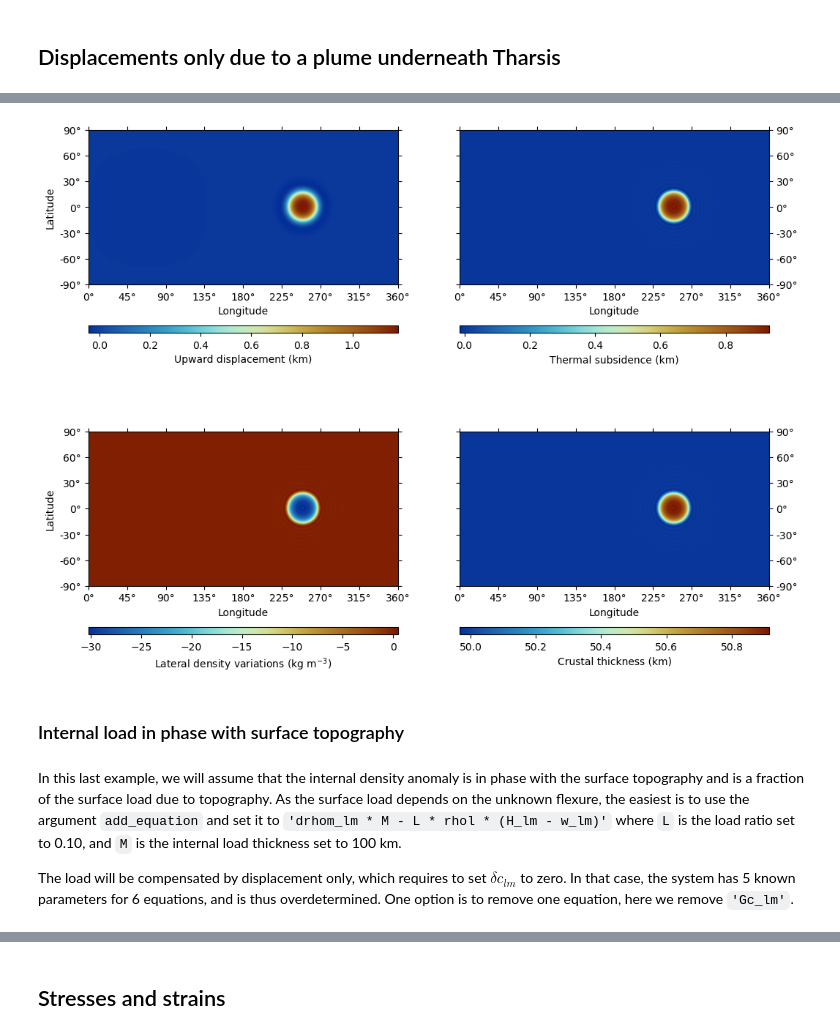
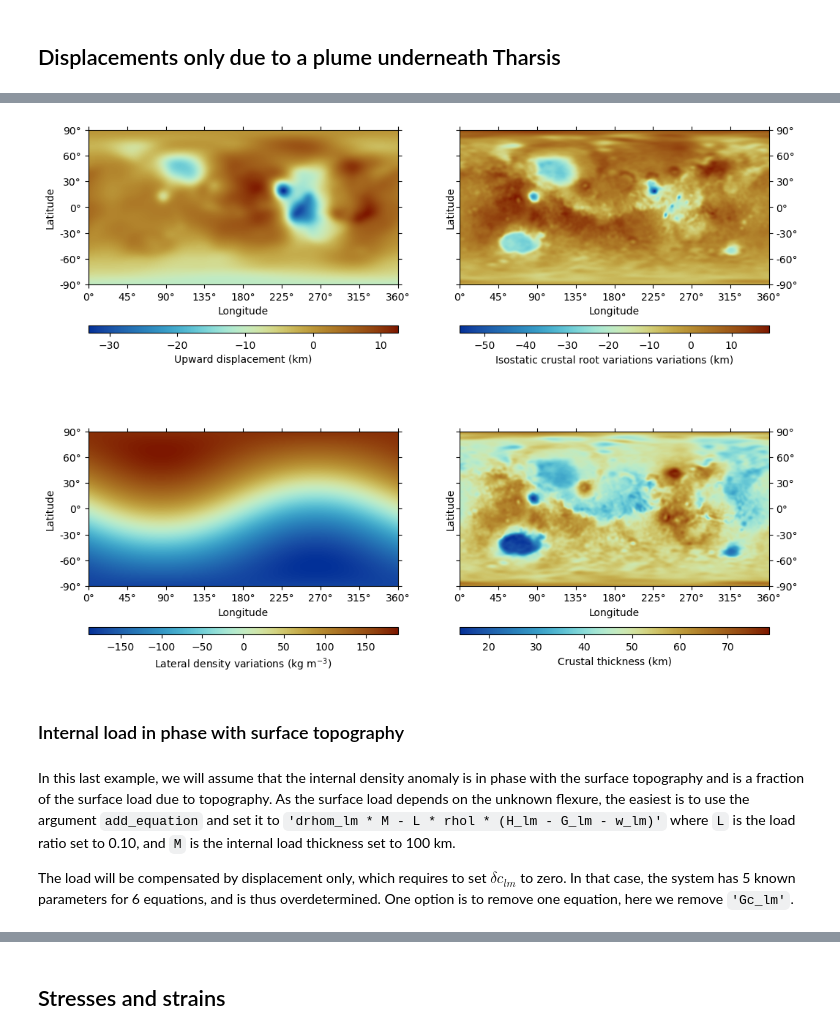
Before and after one commit to AB-Ares/Displacement_strain_planet, a Jupyter notebook: examples/Run_demo.ipynb, the cells around one changed output, grey strips where cells are left out. Cells and saved outputs as stored; diff of their text form; code cells hidden in the pictures.

```diff
--- a/examples/Run_demo.ipynb
+++ b/examples/Run_demo.ipynb
@@ -89,7 +89,7 @@ The function outputs the following spherical harmonic coefficients: \
 
 And the linear solution `sols` are expressed as lambda functions (size lmax+1) of all components. Lambda functions can be used to re-calculate the same problem with different inputs very fast.
 # %%
-w_lm, A_lm, moho_relief_lm, dc_lm, drhom_lm, omega_lm, q_lm, Gc_lm, \
-G_lm, H_lm, sols = Thin_shell_matrix_nmax(*args_param_m, G_lm = geoid_clm.coeffs, \
+(w_lm, A_lm, moho_relief_lm, dc_lm, drhom_lm, omega_lm, q_lm, Gc_lm,
+G_lm, H_lm, sols) = Thin_shell_matrix_nmax(*args_param_m, G_lm = geoid_clm.coeffs,
         H_lm = topo_clm.coeffs, drhom_lm = zeros.copy(), filter = 'Ma', filter_half = 50)
 # %% [markdown]
@@ -236,9 +235,9 @@ plume_thickness = 150e3 # Thickness of the mantle plume
 top_drho = Te
 base_drho = Te + plume_thickness
 
-w_lm, A_lm, moho_relief_lm, dc_lm, drhom_lm, omega_lm, q_lm, Gc_lm, \
-G_lm, H_lm, sols = Thin_shell_matrix_nmax(*args_param_m, top_drho = \
-        top_drho, base_drho = base_drho, drhom_lm = drhom_lm_plume, \
+(w_lm, A_lm, moho_relief_lm, dc_lm, drhom_lm, omega_lm, q_lm, Gc_lm,
+G_lm, H_lm, sols) = Thin_shell_matrix_nmax(*args_param_m, top_drho =
+        top_drho, base_drho = base_drho, drhom_lm = drhom_lm_plume,
         dc_lm = zeros.copy(), add_equation = 'H_lm - w_lm')
 
 ### Plotting
@@ -247,9 +246,9 @@ fig, (ax1,ax2) = plt.subplots(1,2, **args_fig)
 
 moho_ref = (R - c) / 1e3
 
-(pysh.SHCoeffs.from_array(w_lm/1e3).expand(**args_expand) - R/1e3).plot(ax=ax1, \
+(pysh.SHCoeffs.from_array(w_lm/1e3).expand(**args_expand) - R/1e3).plot(ax=ax1,
         cb_label = 'Upward displacement (km)', **args_plot)
-pysh.SHCoeffs.from_array(drhom_lm).expand(**args_expand).plot(ax=ax2, \
-        cb_label = 'Input lateral density variations (kg m$^{-3}$)', ticks = 'wSnE', \
-        ylabel = None, show = True, **args_plot)
+pysh.SHCoeffs.from_array(drhom_lm).expand(**args_expand).plot(ax=ax2,
+        cb_label = 'Input lateral density variations (kg m$^{-3}$)', ticks = 'wSnE',
+        show = True, **args_plot)
 # %% [output]
@@ -265,41 +267,40 @@ The thermal anomaly associated with the plume can be computed if one knows the t
 # %%
-plume_thickness = 150e3 # Thickness of the mantle plume
-alpha = 3.3e-5          # Thermal expansivity
+top_drho = 0.
+base_drho = c
 
-Temperature_moho_lm   =  drhom_lm_plume / (-rhom*alpha)                  # Temperature
-cooling_moho          = Temperature_moho_lm * 0.1                        # 90% cooling
-                                                    # of the initial plume temperature
-Thermal_subsidence_lm =  alpha * cooling_moho *  (((R-c)**3) / (3*R**2)) # Associated
-                                                                         # subsidence
+add_arrays = np.zeros((2, 2,lmax+1,lmax+1))
+add_arrays[0,0,1,0] = 1 # add_array1 is 1 at degree 1 implying w_lm - dc_lm = 0
+add_arrays[1,:,:,:] = 1 # add_array is 0 everywhere (implying drhom_lm = 0) but at degree 1.
+add_arrays[1,0,1,0] = 0
 
-w_lm, A_lm, moho_relief_lm, dc_lm, drhom_lm, omega_lm, q_lm, Gc_lm, \
-G_lm, H_lm, sols = Thin_shell_matrix_nmax(*args_param_m, base_drho = \
-        Te+plume_thickness, top_drho = Te, drhom_lm = drhom_lm_plume, \
-        dc_lm = zeros.copy(), add_equation = \
-        'H_lm - w_lm - add_array', add_array = Thermal_subsidence_lm)
+(w_lm, A_lm, moho_relief_lm, dc_lm, drhom_lm, omega_lm, q_lm, Gc_lm,
+G_lm, H_lm, sols) = Thin_shell_matrix_nmax(*args_param_m, G_lm = geoid_clm.coeffs,
+        H_lm = topo_clm.coeffs, base_drho = base_drho, top_drho = top_drho,
+        add_equation = '(w_lm - dc_lm) * add_array1 + drhom_lm * add_array2',
+        add_arrays = add_arrays, filter = 'Ma', filter_half = 50)
 
 ### Plotting
 args_plot = dict(tick_interval=[45, 30], colorbar = 'bottom', cmap = cm.roma_r)
 fig, ((ax1,ax2),(ax3,ax4)) = plt.subplots(2,2, **args_fig)
 
 moho_ref = (R - c) / 1e3
 
-(pysh.SHCoeffs.from_array(w_lm/1e3).expand(**args_expand) - R/1e3).plot(ax=ax1, \
+(pysh.SHCoeffs.from_array(w_lm/1e3).expand(**args_expand) - R/1e3).plot(ax=ax1,
         cb_label = 'Upward displacement (km)', **args_plot)
-pysh.SHCoeffs.from_array(Thermal_subsidence_lm/1e3).expand(**args_expand).plot(ax=ax2, \
-        cb_label = 'Thermal subsidence (km)', \
-        ticks = 'wSnE', ylabel = None, **args_plot)
-pysh.SHCoeffs.from_array(drhom_lm).expand(**args_expand).plot(ax=ax3, \
+pysh.SHCoeffs.from_array(dc_lm/1e3).expand(**args_expand).plot(ax=ax2,
+        cb_label = 'Isostatic crustal root variations variations (km)',
+        ticks = 'wSnE', **args_plot)
+pysh.SHCoeffs.from_array(drhom_lm).expand(**args_expand).plot(ax=ax3,
         cb_label = 'Lateral density variations (kg m$^{-3}$)', **args_plot)
-(pysh.SHCoeffs.from_array((H_lm-moho_relief_lm)/1e3).expand(**args_expand)). \
-        plot(ax=ax4, cb_label = 'Crustal thickness (km)', ticks = 'wSnE', ylabel = \
-        None, show = True, **args_plot)
+(pysh.SHCoeffs.from_array((H_lm-moho_relief_lm)/1e3).expand(**args_expand)).\
+        plot(ax=ax4, cb_label = 'Crustal thickness (km)', ticks = 'wSnE',
+        show = True, **args_plot)
 # %% [output]
-[figure, old version]
+[figure, new version]
 # %% [markdown]
 ### Internal load in phase with surface topography
 # %% [markdown]
-In this last example, we will assume that the internal density anomaly is in phase with the surface topography and is a fraction of the surface load due to topography. As the surface load depends on the unknown flexure, the easiest is to use the argument `add_equation` and set it to `'drhom_lm * M - L * rhol * (H_lm - w_lm)'` where `L` is the load ratio set to 0.10, and `M` is the internal load thickness set to 100 km.
+In this last example, we will assume that the internal density anomaly is in phase with the surface topography and is a fraction of the surface load due to topography. As the surface load depends on the unknown flexure, the easiest is to use the argument `add_equation` and set it to `'drhom_lm * M - L * rhol * (H_lm - G_lm - w_lm)'` where `L` is the load ratio set to 0.10, and `M` is the internal load thickness set to 100 km.
 
 The load will be compensated by displacement only, which requires to set $\delta c_{lm}$ to zero. In that case, the system has 5 known parameters for 6 equations, and is thus overdetermined. One option is to remove one equation, here we remove `'Gc_lm'`.
 # %%
```
Also changed, not shown: parts of 17 cells of this notebook, 15 other files.
